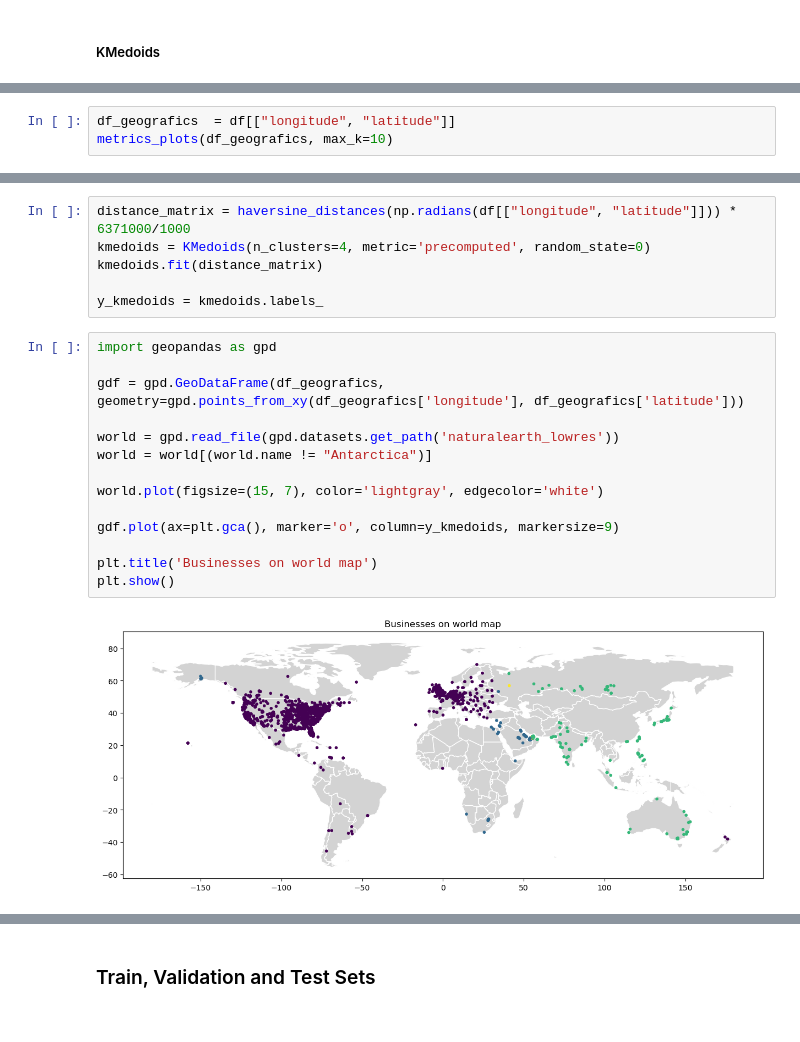
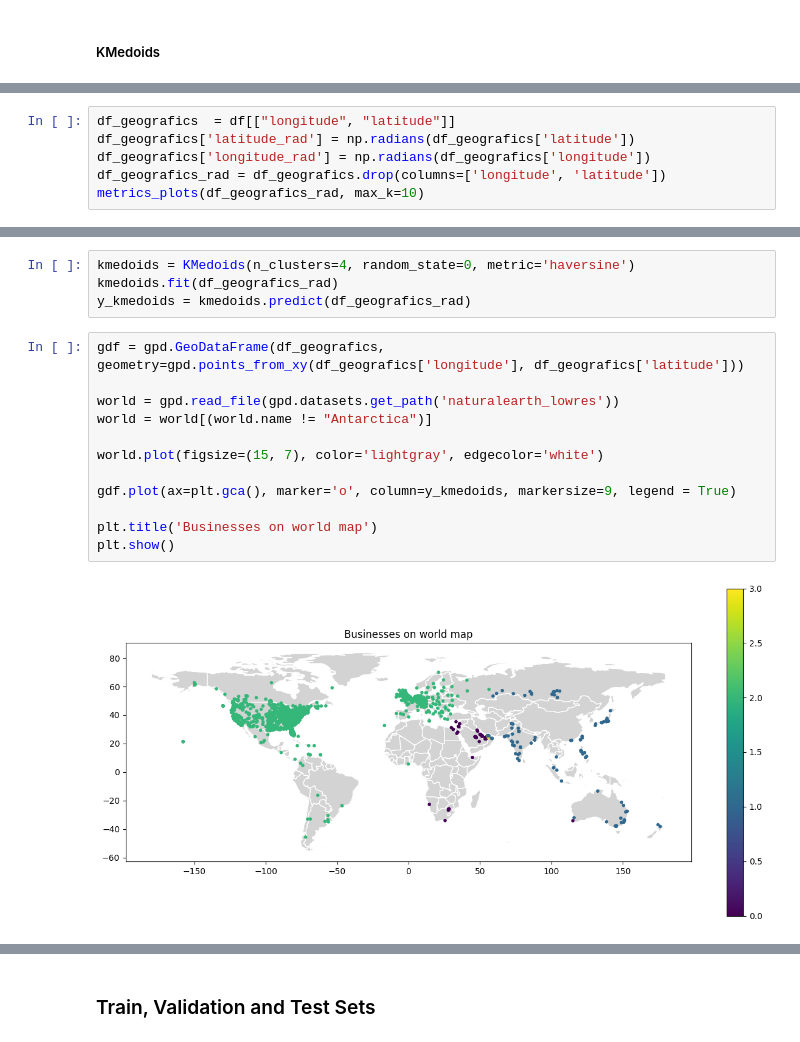
Before and after one commit to kwiatkowskaa/Location_Intelligence_Data_Clustering, a Jupyter notebook: FeatureEngineering.ipynb, the cells around one changed output, grey strips where cells are left out. Saved outputs shown, nothing was run; the diff lists cells and outputs as text.

```diff
--- a/FeatureEngineering.ipynb
+++ b/FeatureEngineering.ipynb
@@ -545,5 +482,8 @@ def metrics_plots(X, max_k=10):
         plt.show()
 # %%
 df_geografics  = df[["longitude", "latitude"]]
-metrics_plots(df_geografics, max_k=10)
+df_geografics['latitude_rad'] = np.radians(df_geografics['latitude'])
+df_geografics['longitude_rad'] = np.radians(df_geografics['longitude'])
+df_geografics_rad = df_geografics.drop(columns=['longitude', 'latitude'])
+metrics_plots(df_geografics_rad, max_k=10)
 # %% [output]
@@ -553,22 +493,18 @@ metrics_plots(df_geografics, max_k=10)
-# %%
-distance_matrix = haversine_distances(np.radians(df[["longitude", "latitude"]])) * 6371000/1000
-kmedoids = KMedoids(n_clusters=4, metric='precomputed', random_state=0)
-kmedoids.fit(distance_matrix)
-
-y_kmedoids = kmedoids.labels_
+# %%
+kmedoids = KMedoids(n_clusters=4, random_state=0, metric='haversine')
+kmedoids.fit(df_geografics_rad)
+y_kmedoids = kmedoids.predict(df_geografics_rad)
 # %%
-import geopandas as gpd
-
 gdf = gpd.GeoDataFrame(df_geografics, geometry=gpd.points_from_xy(df_geografics['longitude'], df_geografics['latitude']))
 
 world = gpd.read_file(gpd.datasets.get_path('naturalearth_lowres'))
 world = world[(world.name != "Antarctica")]
 
 world.plot(figsize=(15, 7), color='lightgray', edgecolor='white')
 
-gdf.plot(ax=plt.gca(), marker='o', column=y_kmedoids, markersize=9)
+gdf.plot(ax=plt.gca(), marker='o', column=y_kmedoids, markersize=9, legend = True)
 
 plt.title('Businesses on world map')
 plt.show()
 # %% [output]
-[figure, old version]
+[figure, new version]
```
Also changed, not shown: parts of 20 cells of this notebook, 6 other files.
